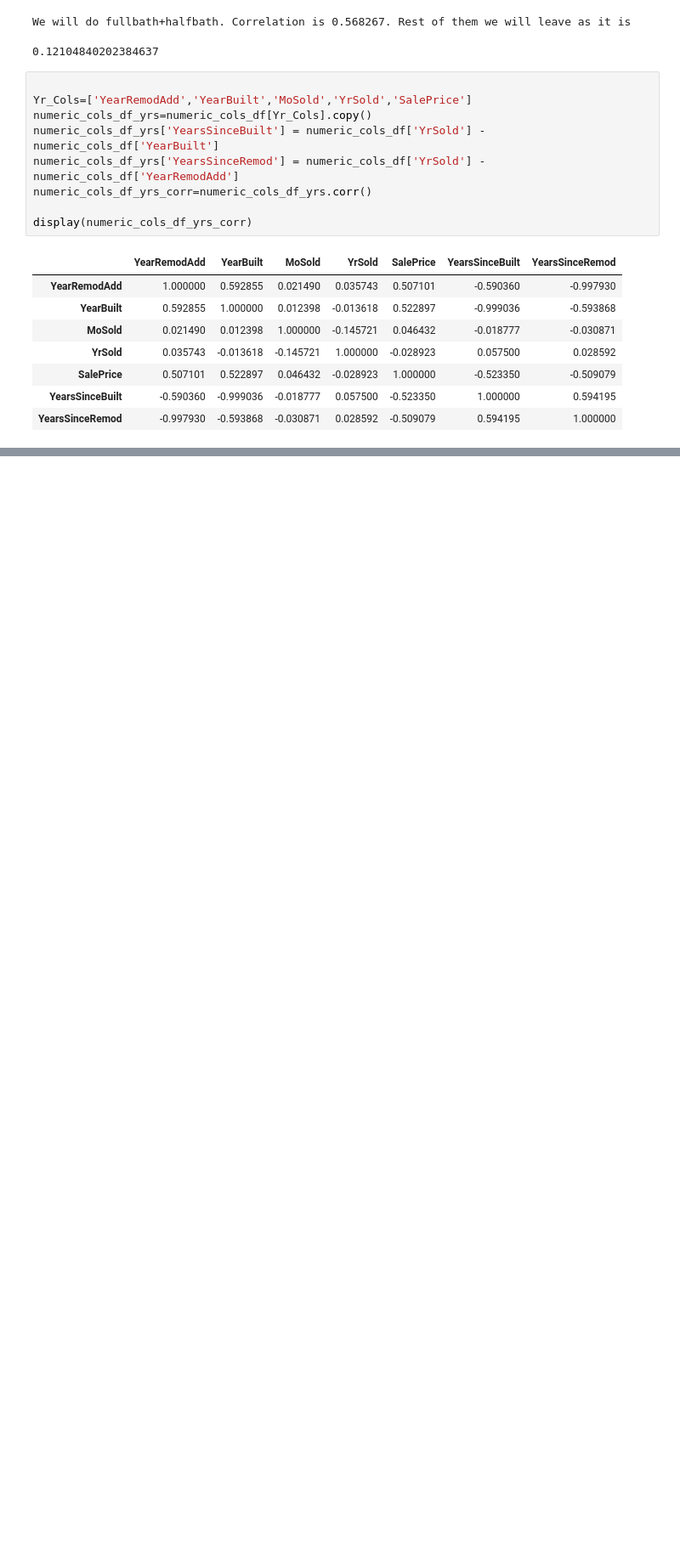
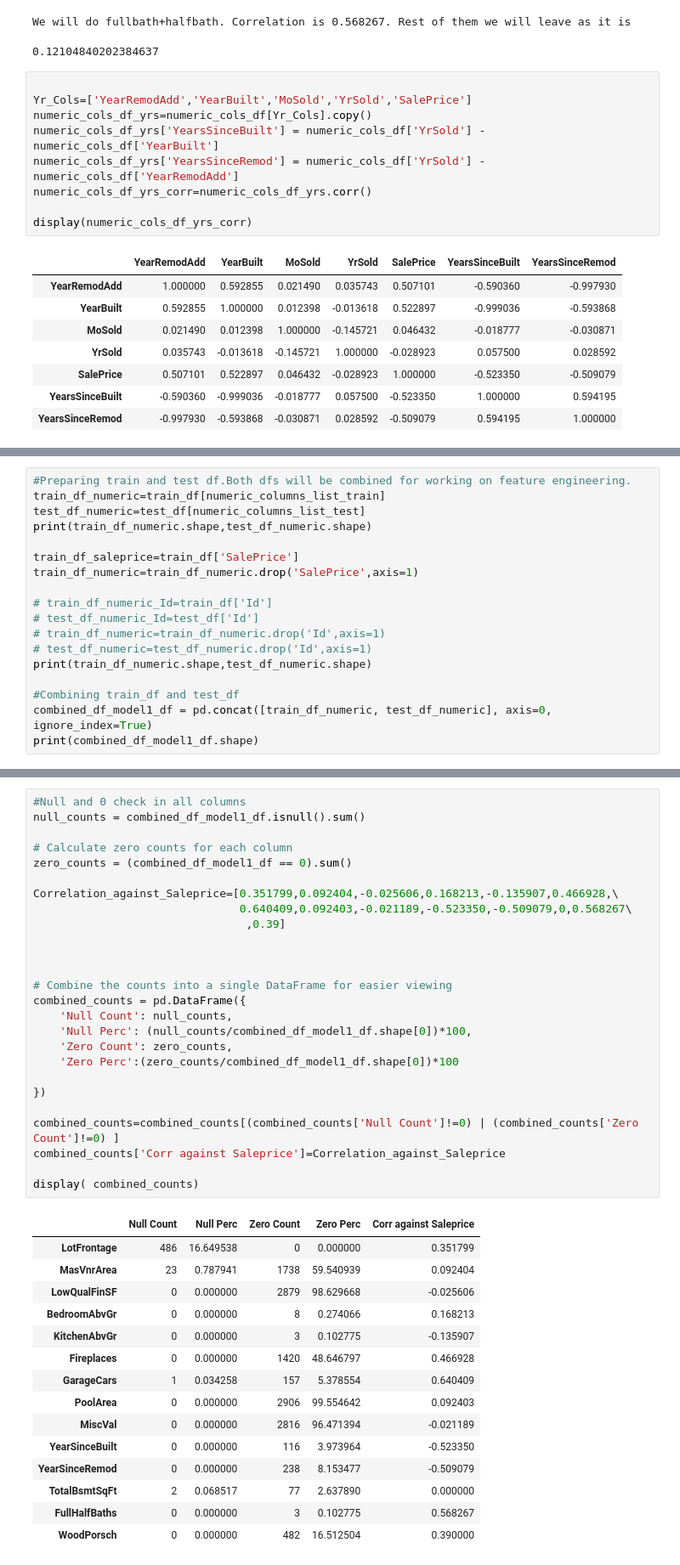
Before and after one commit to Anurag163/Kaggle--House-Prediction, a Jupyter notebook: House prediction Script.ipynb, the cells around one changed output, grey strips where cells are left out. Shown: that part at 85% size. Cells and saved outputs as stored; diff of their text form; blank space fills up the shorter version.

```diff
--- a/House prediction Script.ipynb
+++ b/House prediction Script.ipynb
@@ -769,0 +788,18 @@ display(numeric_cols_df_yrs_corr)
+# %%
+#Preparing train and test df.Both dfs will be combined for working on feature engineering.
+train_df_numeric=train_df[numeric_columns_list_train]
+test_df_numeric=test_df[numeric_columns_list_test]
+print(train_df_numeric.shape,test_df_numeric.shape)
+
+train_df_saleprice=train_df['SalePrice']
+train_df_numeric=train_df_numeric.drop('SalePrice',axis=1)
+
+# train_df_numeric_Id=train_df['Id']
+# test_df_numeric_Id=test_df['Id']
+# train_df_numeric=train_df_numeric.drop('Id',axis=1)
+# test_df_numeric=test_df_numeric.drop('Id',axis=1)
+print(train_df_numeric.shape,test_df_numeric.shape)
+
+#Combining train_df and test_df
+combined_df_model1_df = pd.concat([train_df_numeric, test_df_numeric], axis=0, ignore_index=True)
+print(combined_df_model1_df.shape)
@@ -769,0 +836,42 @@ display(numeric_cols_df_yrs_corr)
+# %%
+#Null and 0 check in all columns
+null_counts = combined_df_model1_df.isnull().sum()
+
+# Calculate zero counts for each column
+zero_counts = (combined_df_model1_df == 0).sum()
+
+Correlation_against_Saleprice=[0.351799,0.092404,-0.025606,0.168213,-0.135907,0.466928,\
+                               0.640409,0.092403,-0.021189,-0.523350,-0.509079,0,0.568267\
+                                ,0.39]
+
+
+
+# Combine the counts into a single DataFrame for easier viewing
+combined_counts = pd.DataFrame({
+    'Null Count': null_counts,
+    'Null Perc': (null_counts/combined_df_model1_df.shape[0])*100,
+    'Zero Count': zero_counts,
+    'Zero Perc':(zero_counts/combined_df_model1_df.shape[0])*100
+
+})
+
+combined_counts=combined_counts[(combined_counts['Null Count']!=0) | (combined_counts['Zero Count']!=0) ]
+combined_counts['Corr against Saleprice']=Correlation_against_Saleprice
+
+display( combined_counts)
+# %% [output]
+|  | Null Count | Null Perc | Zero Count | Zero Perc | Corr against Saleprice |
+| LotFrontage | 486 | 16.649538 | 0 | 0.000000 | 0.351799 |
+| MasVnrArea | 23 | 0.787941 | 1738 | 59.540939 | 0.092404 |
+| LowQualFinSF | 0 | 0.000000 | 2879 | 98.629668 | -0.025606 |
+| BedroomAbvGr | 0 | 0.000000 | 8 | 0.274066 | 0.168213 |
+| KitchenAbvGr | 0 | 0.000000 | 3 | 0.102775 | -0.135907 |
+| Fireplaces | 0 | 0.000000 | 1420 | 48.646797 | 0.466928 |
+| GarageCars | 1 | 0.034258 | 157 | 5.378554 | 0.640409 |
+| PoolArea | 0 | 0.000000 | 2906 | 99.554642 | 0.092403 |
+| MiscVal | 0 | 0.000000 | 2816 | 96.471394 | -0.021189 |
+| YearSinceBuilt | 0 | 0.000000 | 116 | 3.973964 | -0.523350 |
+| YearSinceRemod | 0 | 0.000000 | 238 | 8.153477 | -0.509079 |
+| TotalBsmtSqFt | 2 | 0.068517 | 77 | 2.637890 | 0.000000 |
+| FullHalfBaths | 0 | 0.000000 | 3 | 0.102775 | 0.568267 |
+| WoodPorsch | 0 | 0.000000 | 482 | 16.512504 | 0.390000 |
```
Also changed, not shown: parts of 10 cells of this notebook, 2 other files.
